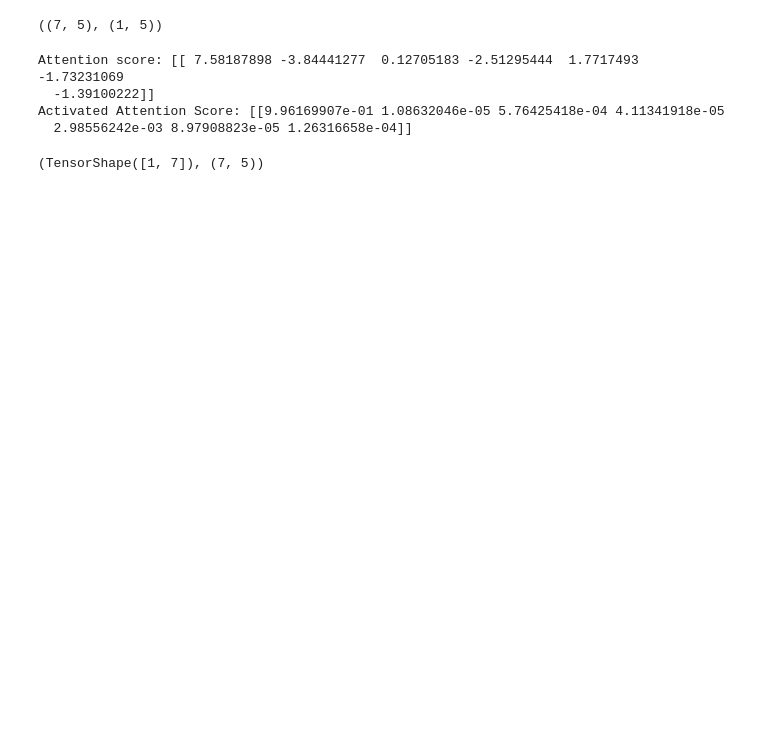
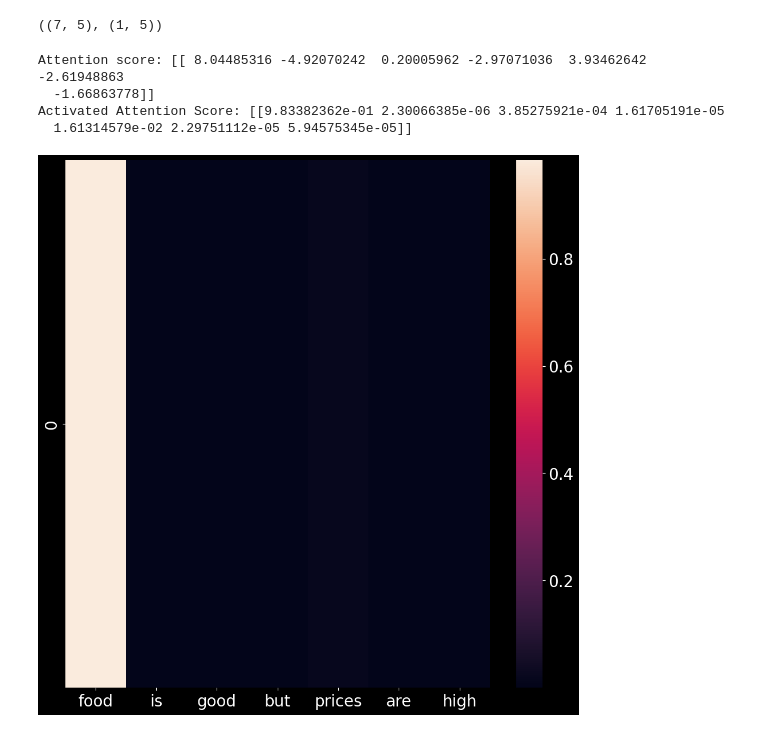
Before and after one commit to sanketmishra009/aiml, a Jupyter notebook: deepLearning/nlp/lectures/attention.ipynb, the cells around one changed output. Cells and saved outputs as stored; diff of their text form; code cells hidden in the pictures; blank space fills up the shorter version.

```diff
--- a/deepLearning/nlp/lectures/attention.ipynb
+++ b/deepLearning/nlp/lectures/attention.ipynb
@@ -64,15 +64,19 @@ key.shape , query.shape
 # %%
 attention_score = query @ key.T
 print(f"Attention score: {attention_score}")
 
 activated_attention_score = tf.nn.softmax(attention_score)
 print(f"Activated Attention Score: {activated_attention_score}")
-activated_attention_score.shape , value.shape
+aadf = pd.DataFrame(activated_attention_score , columns = words)
+# aadf.head()
+sns.heatmap(aadf)
+plt.show()
+# activated_attention_score.shape , value.shape
 # %% [output]
-Attention score: [[ 7.58187898 -3.84441277  0.12705183 -2.51295444  1.7717493  -1.73231069
-  -1.39100222]]
-Activated Attention Score: [[9.96169907e-01 1.08632046e-05 5.76425418e-04 4.11341918e-05
-  2.98556242e-03 8.97908823e-05 1.26316658e-04]]
+Attention score: [[ 8.04485316 -4.92070242  0.20005962 -2.97071036  3.93462642 -2.61948863
+  -1.66863778]]
+Activated Attention Score: [[9.83382362e-01 2.30066385e-06 3.85275921e-04 1.61705191e-05
+  1.61314579e-02 2.29751112e-05 5.94575345e-05]]
-(TensorShape([1, 7]), (7, 5))
+[figure, added]
 # %%
 def finalAttention(aweights , value):
```
Also changed, not shown: parts of 8 cells of this notebook, 26 other files.
